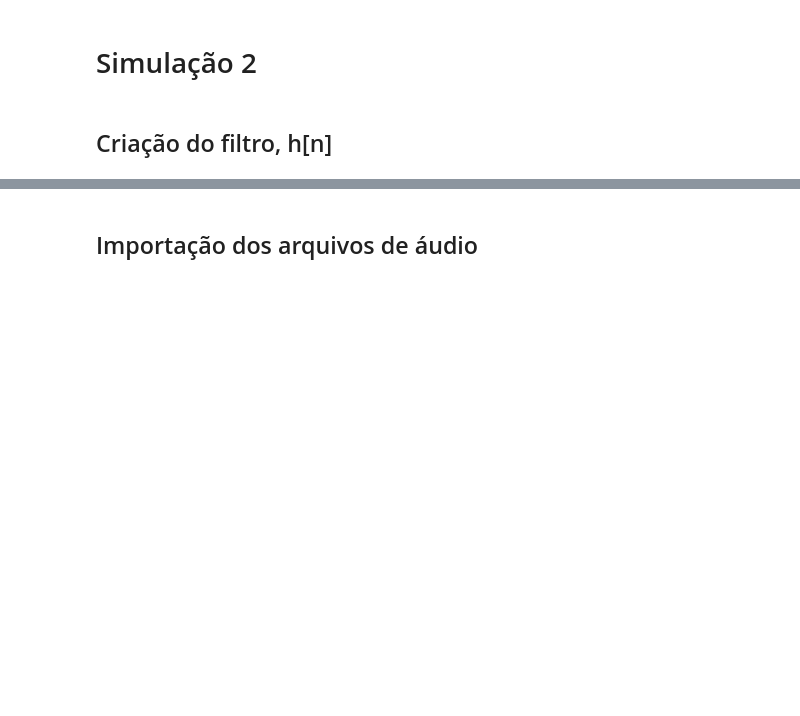
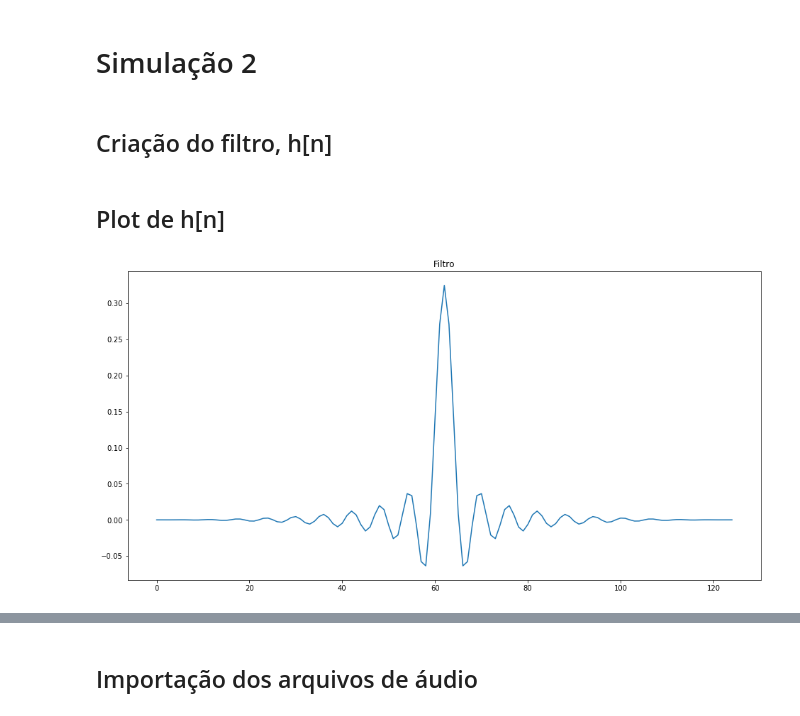
Before and after one commit to ruteee/ConvolucaoFrequencia, a Jupyter notebook: Trabalho pds.ipynb, the cells around one changed output, grey strips where cells are left out. Saved outputs shown, nothing was run; the diff lists cells and outputs as text; code cells hidden in the pictures; blank space fills up the shorter version.

Commit message:
Adição de graficos do filtro

```diff
--- a/Trabalho pds.ipynb
+++ b/Trabalho pds.ipynb
@@ -198,3 +198,9 @@ plot(np.absolute(np_conv), 'Convolução utilizando a função convolve do numpy
 # %%
 n = np.arange(0,125)
 h = ((np.sinc(0.325*(n - 62)))*(0.325))* (0.5 - 0.5*np.cos(2*np.pi*n/124))
+# %% [markdown]
+## Plot de h[n]
+# %%
+plot(h, "Filtro")
+# %% [output]
+[figure, added]
```
Also changed, not shown: parts of 2 cells of this notebook.
